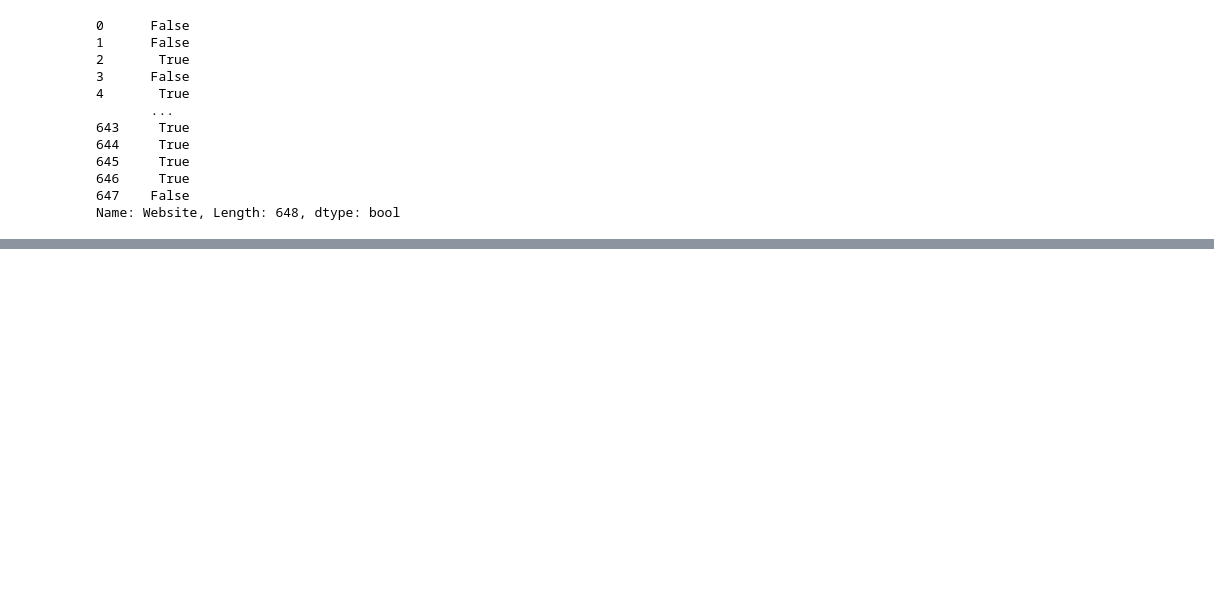
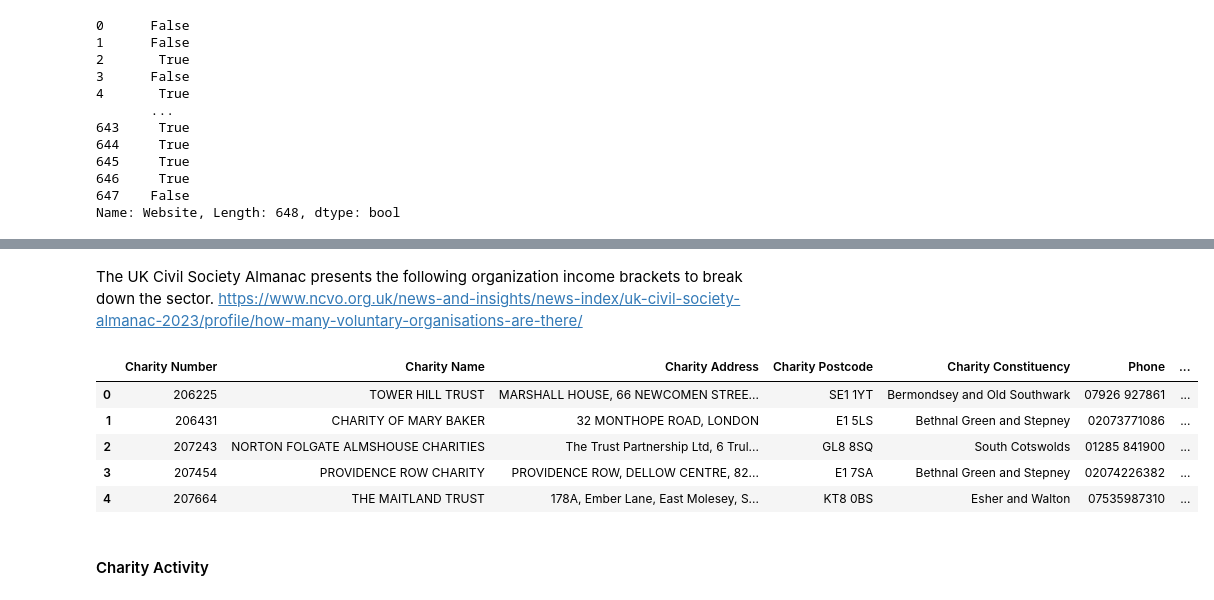
Before and after one commit to nk13-nu/charity_watch, a Jupyter notebook: notebooks/charity_data.ipynb, the cells around one changed output, grey strips where cells are left out. Cells and saved outputs as stored; diff of their text form; code cells hidden in the pictures; blank space fills up the shorter version.

```diff
--- a/notebooks/charity_data.ipynb
+++ b/notebooks/charity_data.ipynb
@@ -153,0 +190,23 @@ Classification fields
+# %% [markdown]
+The UK Civil Society Almanac presents the following organization income brackets to break down the sector.
+https://www.ncvo.org.uk/news-and-insights/news-index/uk-civil-society-almanac-2023/profile/how-many-voluntary-organisations-are-there/
+# %%
+income_bands = [0, 10000, 100000, 1000000, 10000000, float('inf')]
+labels = ['Micro', 'Small', 'Medium', 'Large', 'Major']
+# %%
+df['Charity Size Band'] = pd.cut(df['Last Recorded Income'], bins=income_bands, labels=labels, right=True)
+# %%
+df['Size Band'] = df.loc[df['Last Recorded Income'].isna(), 'Size Band'] = 'No Filing'
+# %%
+df['Size Band'] = df.loc[df['Last Recorded Income'] == 0, 'Size Band'] = 'Dormant'
+# %%
+df.head()
+# %% [output]
+|  | Charity Number | Charity Name | Charity Address | Charity Postcode | Charity Constituency | Phone | ... |
+| 0 | 206225 | TOWER HILL TRUST | MARSHALL HOUSE, 66 NEWCOMEN STREE... | SE1 1YT | Bermondsey and Old Southwark | 07926 927861 | ... |
+| 1 | 206431 | CHARITY OF MARY BAKER | 32 MONTHOPE ROAD, LONDON | E1 5LS | Bethnal Green and Stepney | 02073771086 | ... |
+| 2 | 207243 | NORTON FOLGATE ALMSHOUSE CHARITIES | The Trust Partnership Ltd, 6 Trul... | GL8 8SQ | South Cotswolds | 01285 841900 | ... |
+| 3 | 207454 | PROVIDENCE ROW CHARITY | PROVIDENCE ROW, DELLOW CENTRE, 82... | E1 7SA | Bethnal Green and Stepney | 02074226382 | ... |
+| 4 | 207664 | THE MAITLAND TRUST | 178A, Ember Lane, East Molesey, S... | KT8 0BS | Esher and Walton | 07535987310 | ... |
+# %% [markdown]
+#### Charity Activity
```
Also changed, not shown: parts of 29 cells of this notebook, 9 other files.
